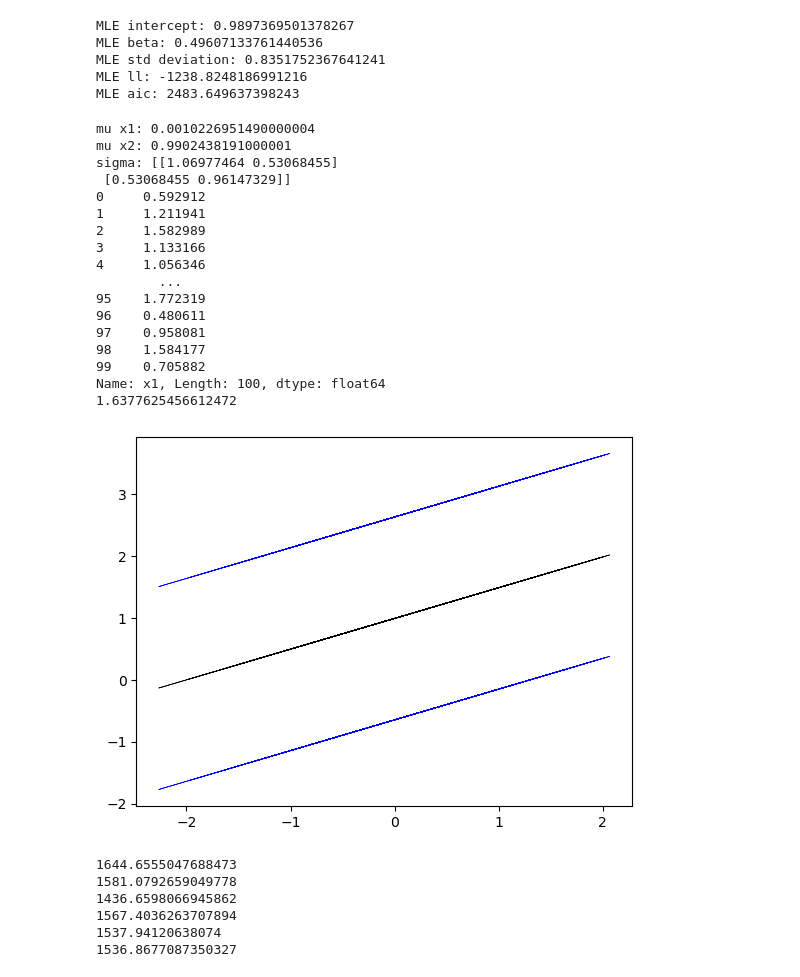
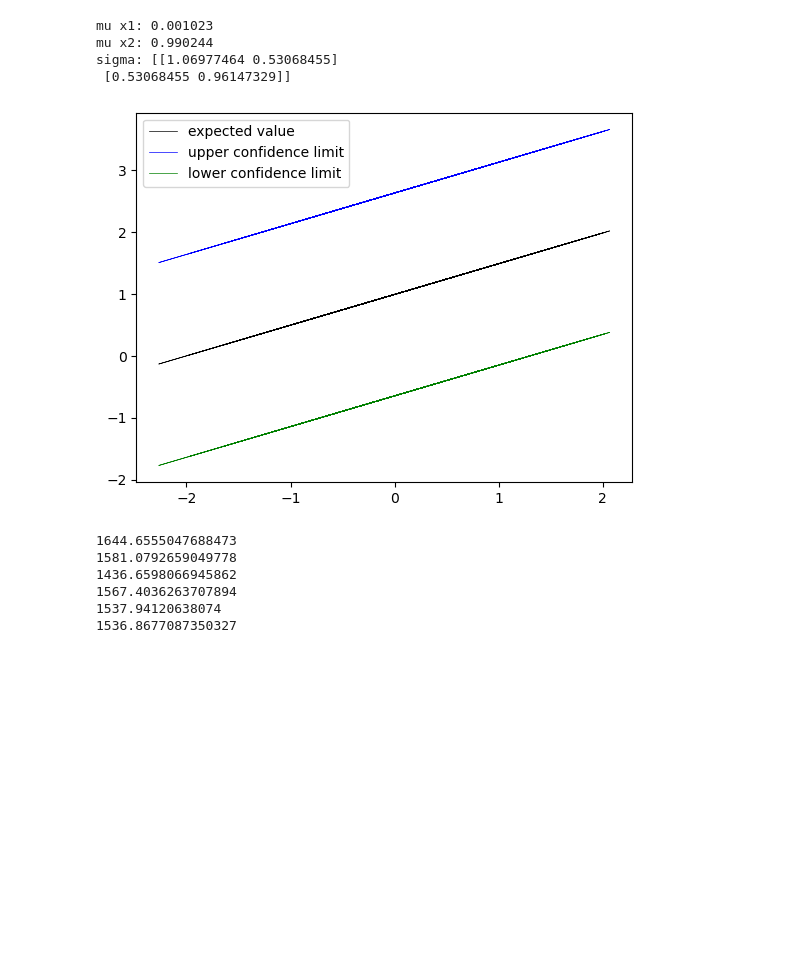
Before and after one commit to snehapat365/fintech545, a Jupyter notebook: Week02/homework2.ipynb, the cells around one changed output. Drawn from its saved outputs; the diff is of its cells as text; code cells hidden in the pictures; blank space fills up the shorter version.

```diff
--- a/homework1.ipynb
+++ b/Week02/homework2.ipynb
@@ -142,86 +127,46 @@ MLE T aic: 570.7919345656999
 [figure]
-# %%
-
-df = pd.read_csv('problem2_x.csv')
-x = df.x1
-y = df.x2
-n = x.size
-data = np.array(df)
-result = minimize(likelihood_normal, np.array([1, 1]), method='L-BFGS-B')
-k = 3
-mean = result.x[0]
-b1 = result.x[1]
-sigma = result.x[2]
-
-
-print(f'MLE intercept: {b0}')
-print(f'MLE beta: {b1}')
-print(f'MLE std deviation: {sigma}')
-# %% [output]
-MLE intercept: 0.9897369501378267
-MLE beta: 0.49607133761440536
-MLE std deviation: 0.8351752367641241
-MLE ll: -1238.8248186991216
-MLE aic: 2483.649637398243
 # %%
 # 2c.
-df = pd.read_csv('problem2_x.csv')
+df = pd.read_csv('data/problem2_x.csv')
 # vector a
 x1 = df.x1
 x2 = df.x2
 mux1 = np.mean(x1)
 mux2 = np.mean(x2)
-print(f'mu x1: {mux1}')
-print(f'mu x2: {mux2}')
+print(f'mu x1: {mux1:8f}')
+print(f'mu x2: {mux2:8f}')
 sigma = np.cov(x1, x2)
 print(f'sigma: {sigma}')
-df = pd.read_csv('problem2_x1.csv')
+df = pd.read_csv('data/problem2_x1.csv')
 # vector a
 a = df.x1
 q = len(x1)
 
 sigma11 = sigma[0][0]
 sigma12 = sigma[0][1]
 sigma22 = sigma[1][1]
 sigma21 = sigma[1][0]
 
 mubar = mux2 + sigma21* (1/sigma11) * (a-mux1)
 sigmabar = sigma22 - sigma21*(1/sigma11)*(sigma21)
 
-print(mubar)
-
 from matplotlib import pyplot as plt
 import numpy as np
 
-
-
 # Define the confidence interval
 ci = 1.96 * np.sqrt(sigmabar)
-print(ci)
-plt.plot(a, mubar, color='black', lw=0.5)
-plt.plot(a, mubar-ci, color='blue', lw=0.5)
-plt.plot(a, mubar+ci, color='blue', lw=0.5)
 
+plt.plot(a, mubar, color='black', lw=0.5, label='expected value')
+plt.plot(a, mubar+ci, color='blue', lw=0.5, label='upper confidence limit')
+plt.plot(a, mubar-ci, color='green', lw=0.5, label='lower confidence limit')
+plt.legend()
 plt.show()
 # %% [output]
-mu x1: 0.0010226951490000004
-mu x2: 0.9902438191000001
+mu x1: 0.001023
+mu x2: 0.990244
 sigma: [[1.06977464 0.53068455]
  [0.53068455 0.96147329]]
-0     0.592912
-1     1.211941
-2     1.582989
-3     1.133166
-4     1.056346
-        ...
-95    1.772319
-96    0.480611
-97    0.958081
-98    1.584177
-99    0.705882
-Name: x1, Length: 100, dtype: float64
-1.6377625456612472
-[figure, old version]
+[figure, new version]
 # %%
 from statsmodels.tsa.arima.model import ARIMA
 
```
Also changed, not shown: parts of 2 cells of this notebook, 7 other files.
